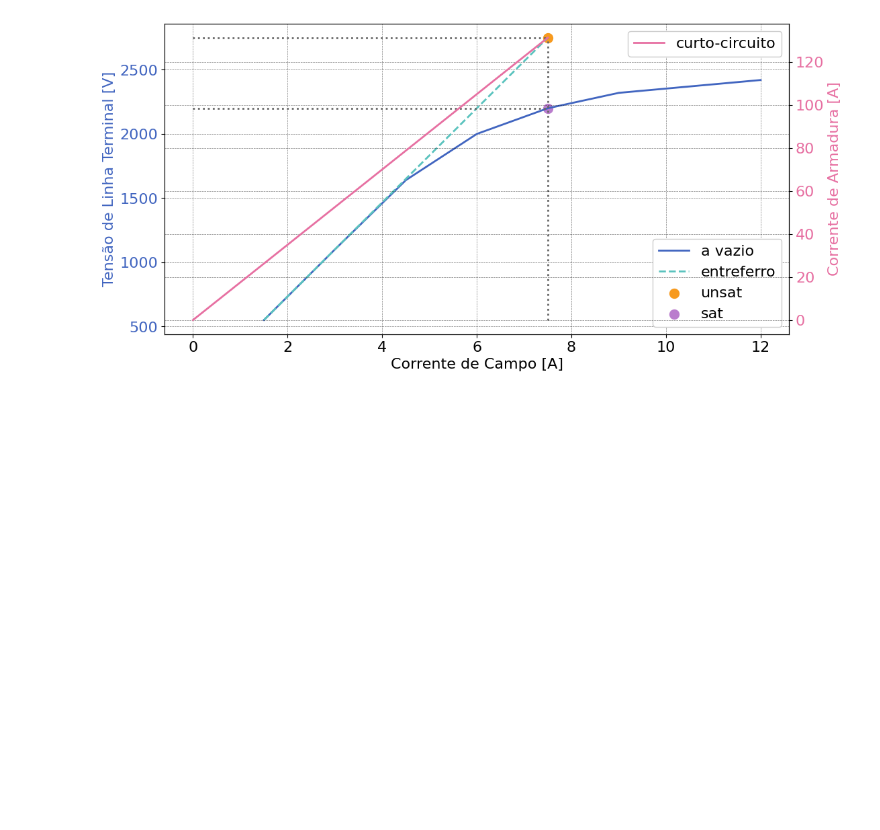
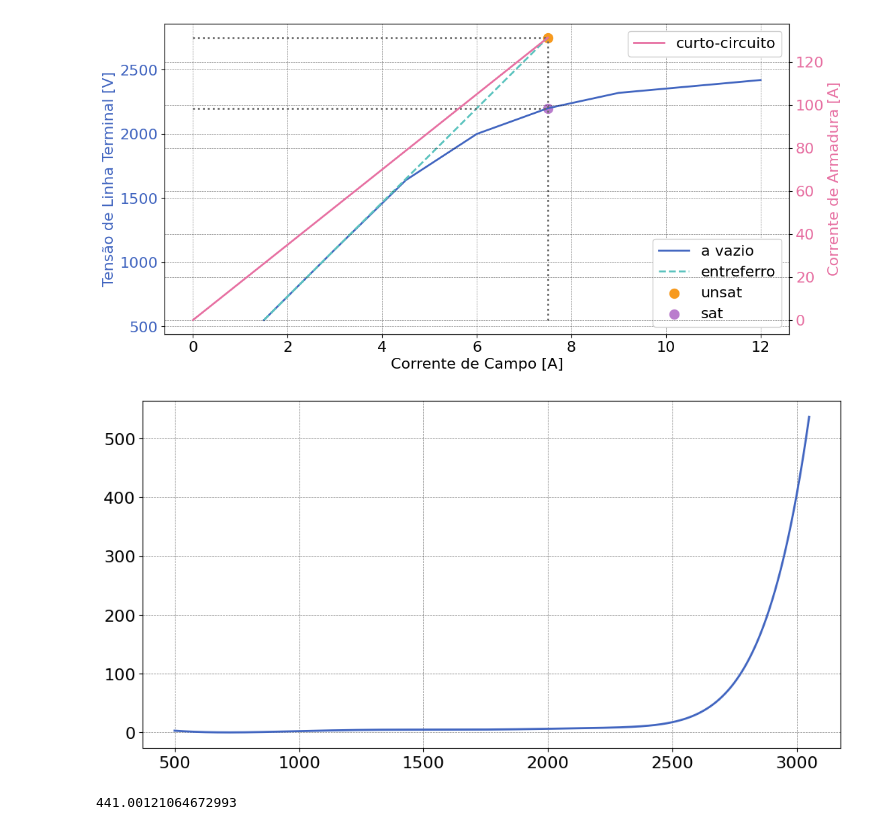
Before and after one commit to ErickNMA/Conversao_Eletromecanica, a Jupyter notebook: Maquinas_Sincronas/ensaios.ipynb, the cells around one changed output. Saved outputs shown, nothing was run; the diff lists cells and outputs as text; code cells hidden in the pictures; blank space fills up the shorter version.

```diff
--- a/Maquinas_Sincronas/ensaios.ipynb
+++ b/Maquinas_Sincronas/ensaios.ipynb
@@ -54,3 +54,18 @@ plt.show()
 # %% [output]
 The PostScript backend does not support transparency; partially transparent artists will be rendered opaque.
 [figure]
+# %%
+pol = np.polyfit(tl, cc, 10)
+f = np.poly1d(pol)
+
+tensao = np.arange(500, 3050, 1)
+corrente = f(tensao)
+
+plt.figure(2)
+plt.plot(tensao, corrente)
+plt.show()
+
+corrente[np.where(tensao==3014)][0]
+# %% [output]
+[figure, added]
+441.00121064672993
```
Also changed, not shown: 1 other file.
